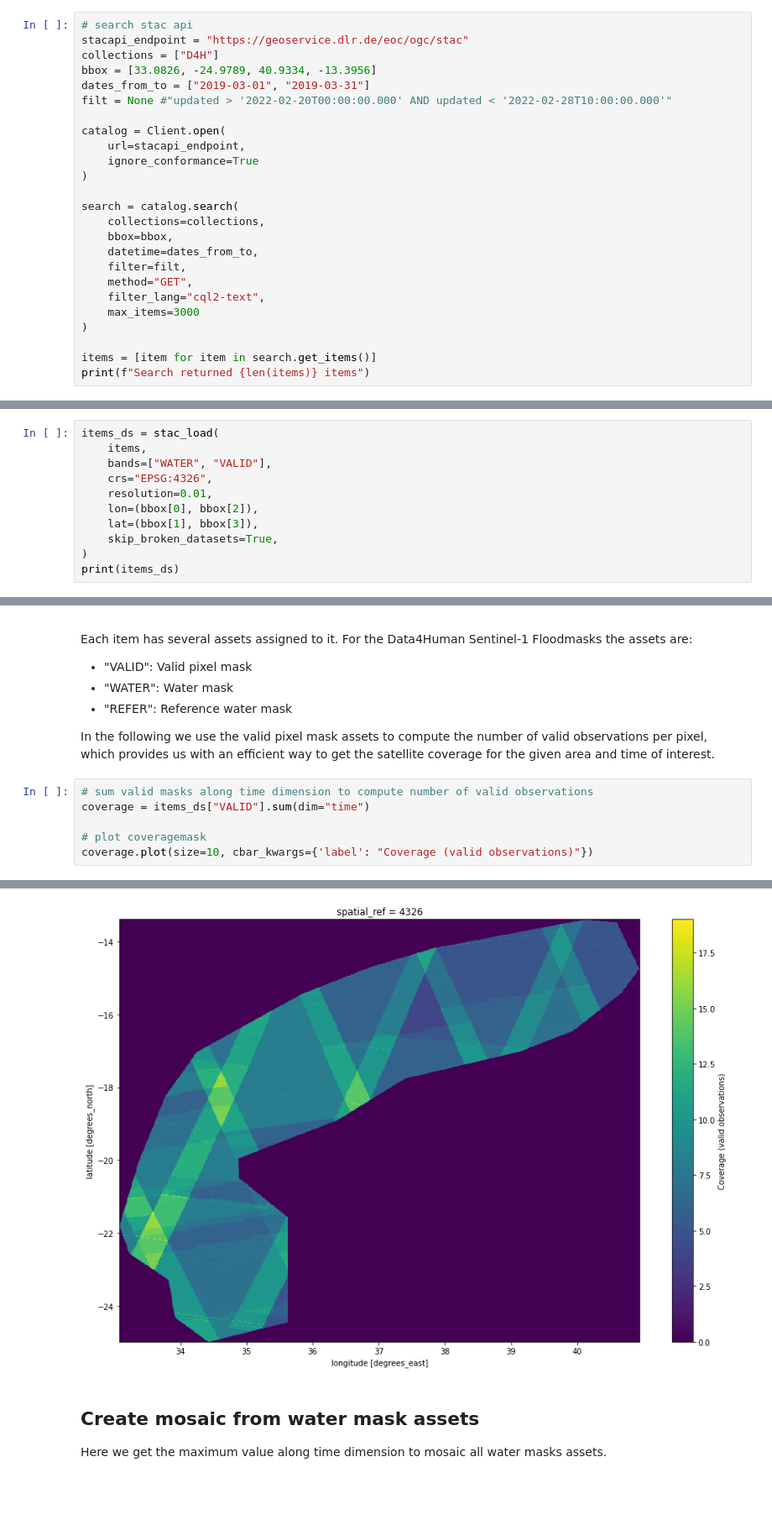
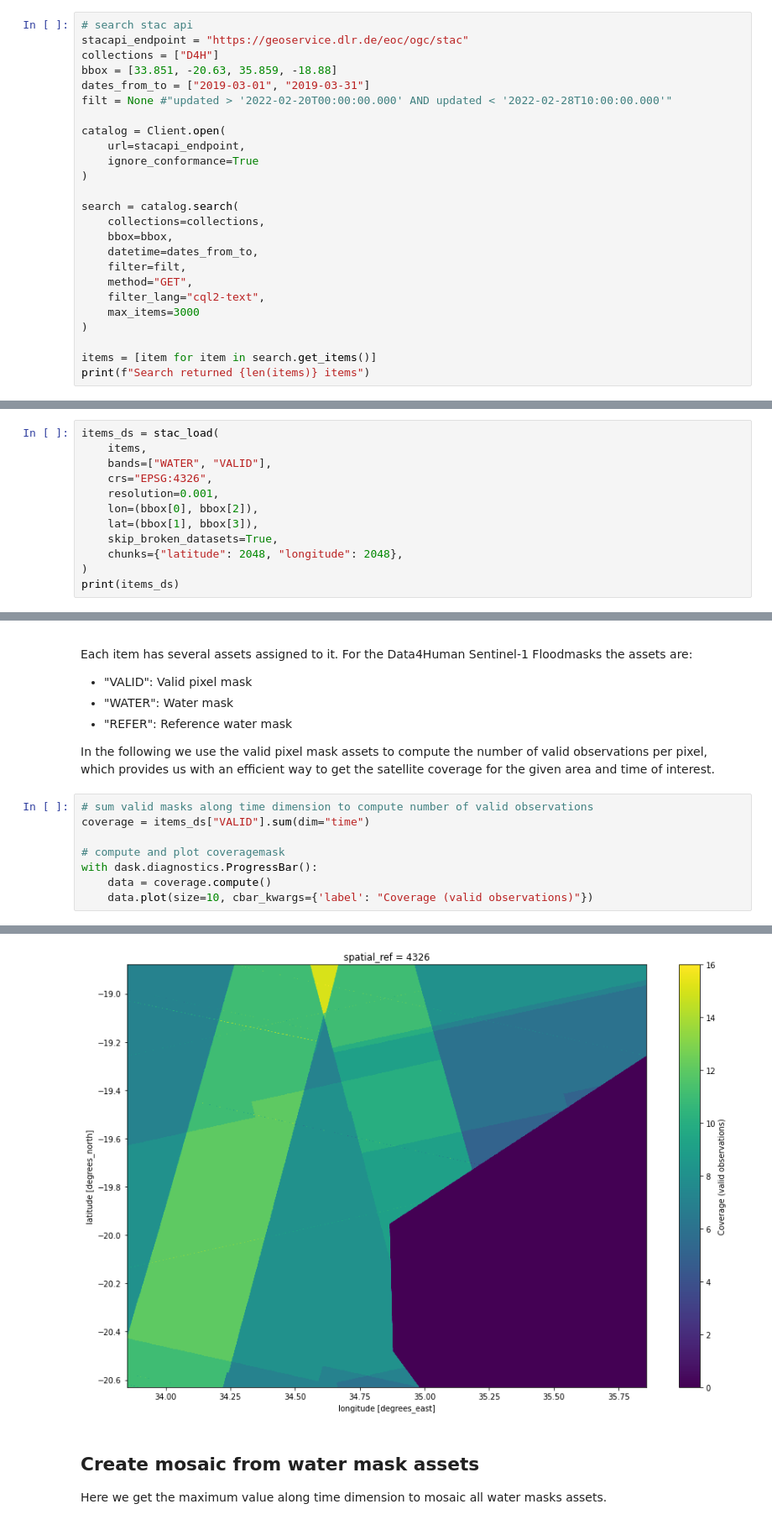
Before and after one commit to dlr-eoc/ukis-data-tutorials, a Jupyter notebook: water/access_data4human.ipynb, the cells around one changed output, grey strips where cells are left out. Shown: that part at 84% size. Saved outputs shown, nothing was run; the diff lists cells and outputs as text; blank space fills up the shorter version.

Commit message:
simplified examples and added dask computing

```diff
--- a/water/access_data4human.ipynb
+++ b/water/access_data4human.ipynb
@@ -17,7 +18,7 @@ The easiest way to work with the data is to use the [Geoservice STAC API](https:
 # search stac api
 stacapi_endpoint = "https://geoservice.dlr.de/eoc/ogc/stac"
 collections = ["D4H"]
-bbox = [33.0826, -24.9789, 40.9334, -13.3956]
+bbox = [33.851, -20.63, 35.859, -18.88]
 dates_from_to = ["2019-03-01", "2019-03-31"]
 filt = None #"updated > '2022-02-20T00:00:00.000' AND updated < '2022-02-28T10:00:00.000'"
 
@@ -95,10 +96,11 @@ items_ds = stac_load(
     items,
     bands=["WATER", "VALID"],
     crs="EPSG:4326",
-    resolution=0.01,
+    resolution=0.001,
     lon=(bbox[0], bbox[2]),
     lat=(bbox[1], bbox[3]),
     skip_broken_datasets=True,
+    chunks={"latitude": 2048, "longitude": 2048},
 )
 print(items_ds)
 # %% [output]
@@ -128,6 +130,8 @@ In the following we use the valid pixel mask assets to compute the number of val
 # sum valid masks along time dimension to compute number of valid observations
 coverage = items_ds["VALID"].sum(dim="time")
 
-# plot coveragemask
-coverage.plot(size=10, cbar_kwargs={'label': "Coverage (valid observations)"})
+# compute and plot coveragemask
+with dask.diagnostics.ProgressBar():
+    data = coverage.compute()
+    data.plot(size=10, cbar_kwargs={'label': "Coverage (valid observations)"})
 # %% [output]
@@ -135,4 +139,4 @@ coverage.plot(size=10, cbar_kwargs={'label': "Coverage (valid observations)"})
-[figure, old version]
+[figure, new version]
 # %% [markdown]
 ## Create mosaic from water mask assets
 Here we get the maximum value along time dimension to mosaic all water masks assets.
```
Also changed, not shown: parts of 11 cells of this notebook, 1 other file.
